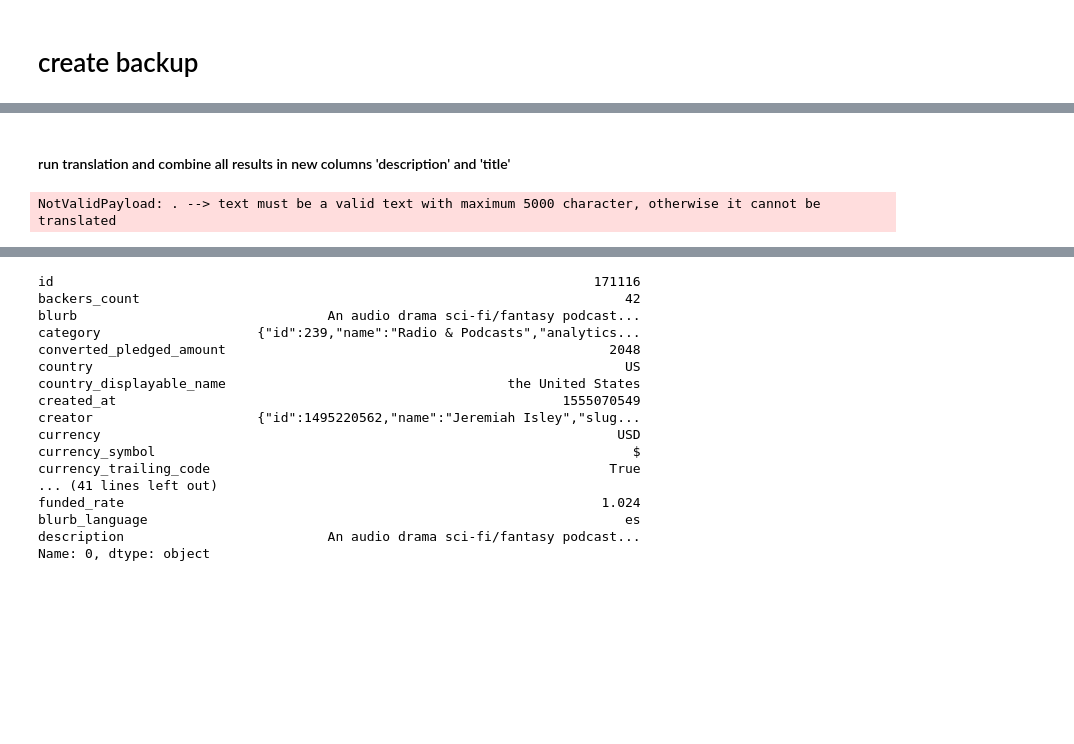
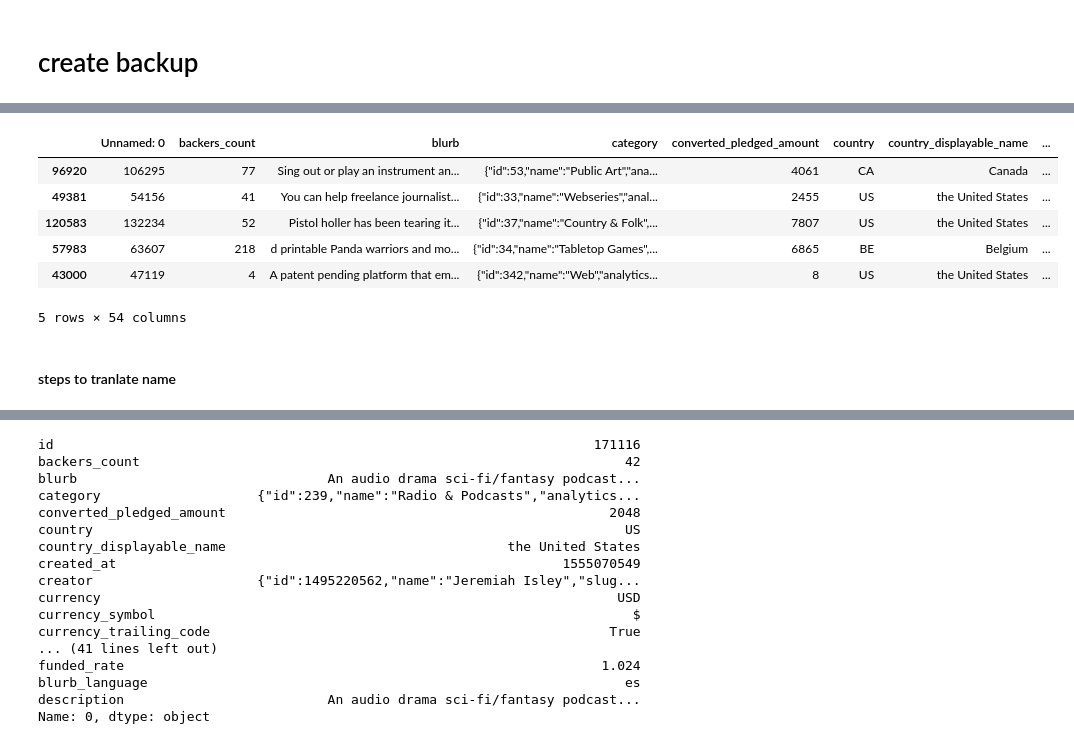
Before and after one commit to nicolerichter1989/kickstarter, a Jupyter notebook: kickstarter_project.ipynb, the cells around one changed output, grey strips where cells are left out. Cells and saved outputs as stored; diff of their text form; code cells hidden in the pictures; blank space fills up the shorter version.

```diff
--- a/kickstarter_project.ipynb
+++ b/kickstarter_project.ipynb
@@ -218,9 +204,6 @@ df = pd.read_csv('after_language.csv')
 # %%
-to_translate = df[(df['blurb_language']!='en') | (df['name_language']!='en')]
+to_translate = df[df['blurb_language']!='en']
+not_translate = df[df['blurb_language']=='en']
-# %%
-not_translate = df[(df['blurb_language']=='en') & (df['name_language']=='en')]
-# %% [markdown]
-#### run translation and combine all results in new columns 'description' and 'title'
 # %%
 trans = []
 
@@ -235,7 +218,19 @@ for i in to_translate['blurb']:
             trans.append(a)
 
 to_translate['description'] = trans
-# %% [output]
-NotValidPayload: . --> text must be a valid text with maximum 5000 character, otherwise it cannot be translated
 # %%
 not_translate['description'] = not_translate['blurb']
+# %%
+df = pd.concat([not_translate, to_translate], ignore_index=True)
+# %%
+df.sample(5)
+# %% [output]
+|  | Unnamed: 0 | backers_count | blurb | category | converted_pledged_amount | country | country_displayable_name | ... |
+| 96920 | 106295 | 77 | Sing out or play an instrument an... | {"id":53,"name":"Public Art","ana... | 4061 | CA | Canada | ... |
+| 49381 | 54156 | 41 | You can help freelance journalist... | {"id":33,"name":"Webseries","anal... | 2455 | US | the United States | ... |
+| 120583 | 132234 | 52 | Pistol holler has been tearing it... | {"id":37,"name":"Country & Folk",... | 7807 | US | the United States | ... |
+| 57983 | 63607 | 218 | d printable Panda warriors and mo... | {"id":34,"name":"Tabletop Games",... | 6865 | BE | Belgium | ... |
+| 43000 | 47119 | 4 | A patent pending platform that em... | {"id":342,"name":"Web","analytics... | 8 | US | the United States | ... |
+5 rows × 54 columns
+# %% [markdown]
+#### steps to tranlate name
```
Also changed, not shown: parts of 22 cells of this notebook.
